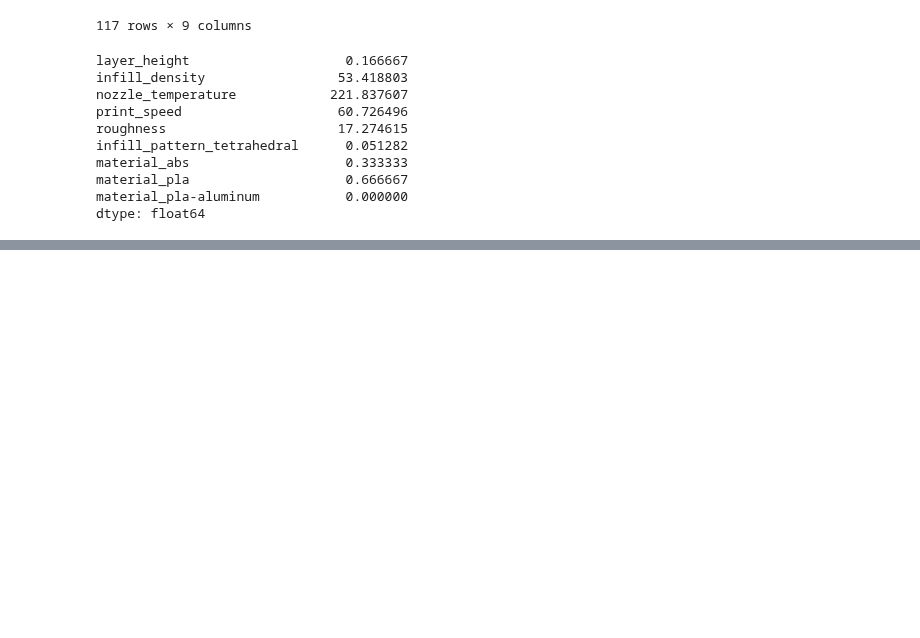
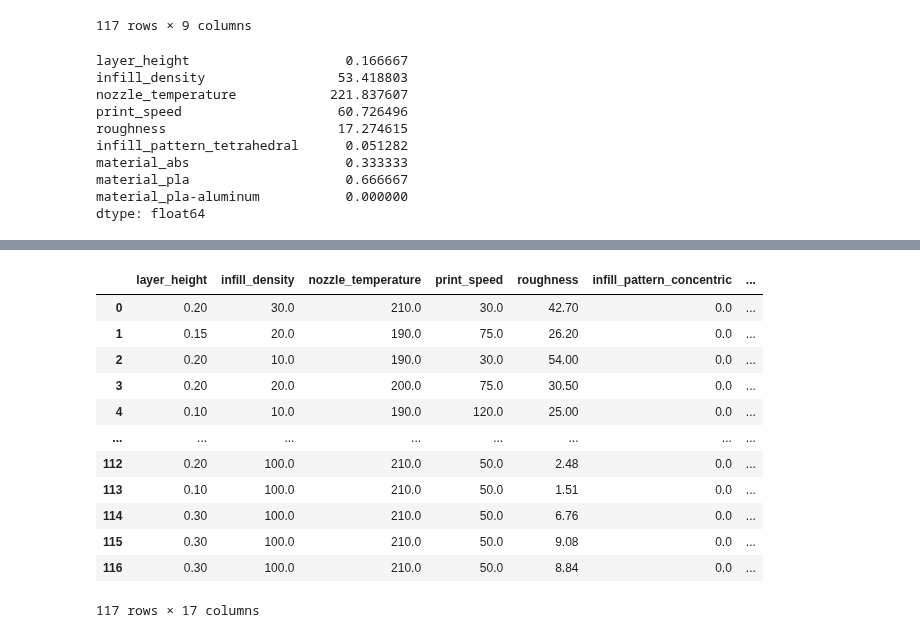
Before and after one commit to hanzlayyy/FYDP, a Jupyter notebook: FYDP_Notebook_V1_0.ipynb, the cells around one changed output, grey strips where cells are left out. Cells and saved outputs as stored; diff of their text form; code cells hidden in the pictures; blank space fills up the shorter version.

```diff
--- a/FYDP_Notebook_V1_0.ipynb
+++ b/FYDP_Notebook_V1_0.ipynb
@@ -607,3 +624,29 @@ Z_2
 | 115 | 0.30 | 100.0 | 210.0 | 50.0 | 9.08 | 0.000000 | ... |
 | 116 | 0.30 | 100.0 | 210.0 | 50.0 | 8.84 | 0.000000 | ... |
 117 rows × 9 columns
+# %%
+zero_missing_3 = V.copy(0)
+zero_missing_3['infill_pattern_grid'] = T['infill_pattern_grid']
+zero_missing_3['infill_pattern_honeycomb'] = h_2['infill_pattern_honeycomb']
+zero_missing_3['infill_pattern_line'] = l_2['infill_pattern_line']
+zero_missing_3['infill_pattern_rectilinear'] = R_2['infill_pattern_rectilinear']
+zero_missing_3['infill_pattern_solid'] = S_2['infill_pattern_solid']
+zero_missing_3['infill_pattern_tetrahedral'] = TH_2['infill_pattern_tetrahedral']
+zero_missing_3['infill_pattern_triangle'] = Tr_2['infill_pattern_triangle']
+zero_missing_3['infill_pattern_zigzag'] = Z_2['infill_pattern_zigzag']
+zero_missing_3_0 = zero_missing_3.reindex(columns=list(temp2.columns))
+zero_missing_3_0
+# %% [output]
+|  | layer_height | infill_density | nozzle_temperature | print_speed | roughness | infill_pattern_concentric | ... |
+| 0 | 0.20 | 30.0 | 210.0 | 30.0 | 42.70 | 0.0 | ... |
+| 1 | 0.15 | 20.0 | 190.0 | 75.0 | 26.20 | 0.0 | ... |
+| 2 | 0.20 | 10.0 | 190.0 | 30.0 | 54.00 | 0.0 | ... |
+| 3 | 0.20 | 20.0 | 200.0 | 75.0 | 30.50 | 0.0 | ... |
+| 4 | 0.10 | 10.0 | 190.0 | 120.0 | 25.00 | 0.0 | ... |
+| ... | ... | ... | ... | ... | ... | ... | ... |
+| 112 | 0.20 | 100.0 | 210.0 | 50.0 | 2.48 | 0.0 | ... |
+| 113 | 0.10 | 100.0 | 210.0 | 50.0 | 1.51 | 0.0 | ... |
+| 114 | 0.30 | 100.0 | 210.0 | 50.0 | 6.76 | 0.0 | ... |
+| 115 | 0.30 | 100.0 | 210.0 | 50.0 | 9.08 | 0.0 | ... |
+| 116 | 0.30 | 100.0 | 210.0 | 50.0 | 8.84 | 0.0 | ... |
+117 rows × 17 columns
```
Also changed, not shown: parts of 4 cells of this notebook.
